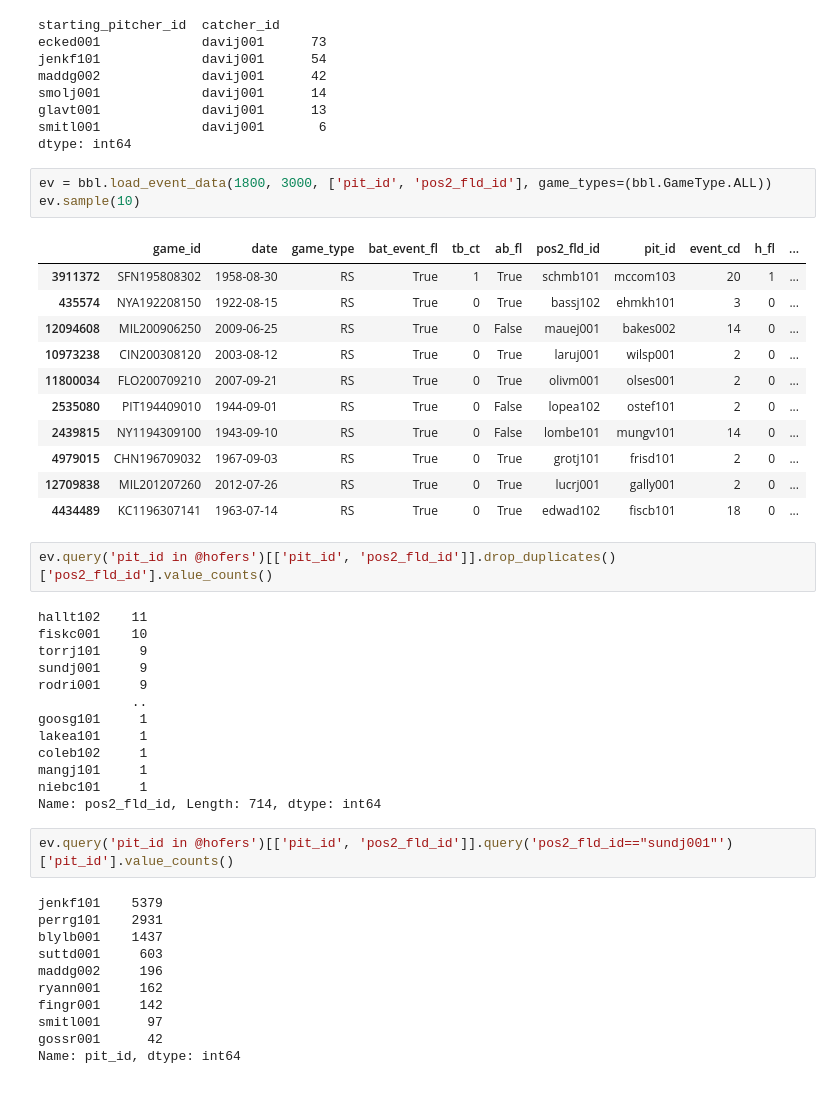
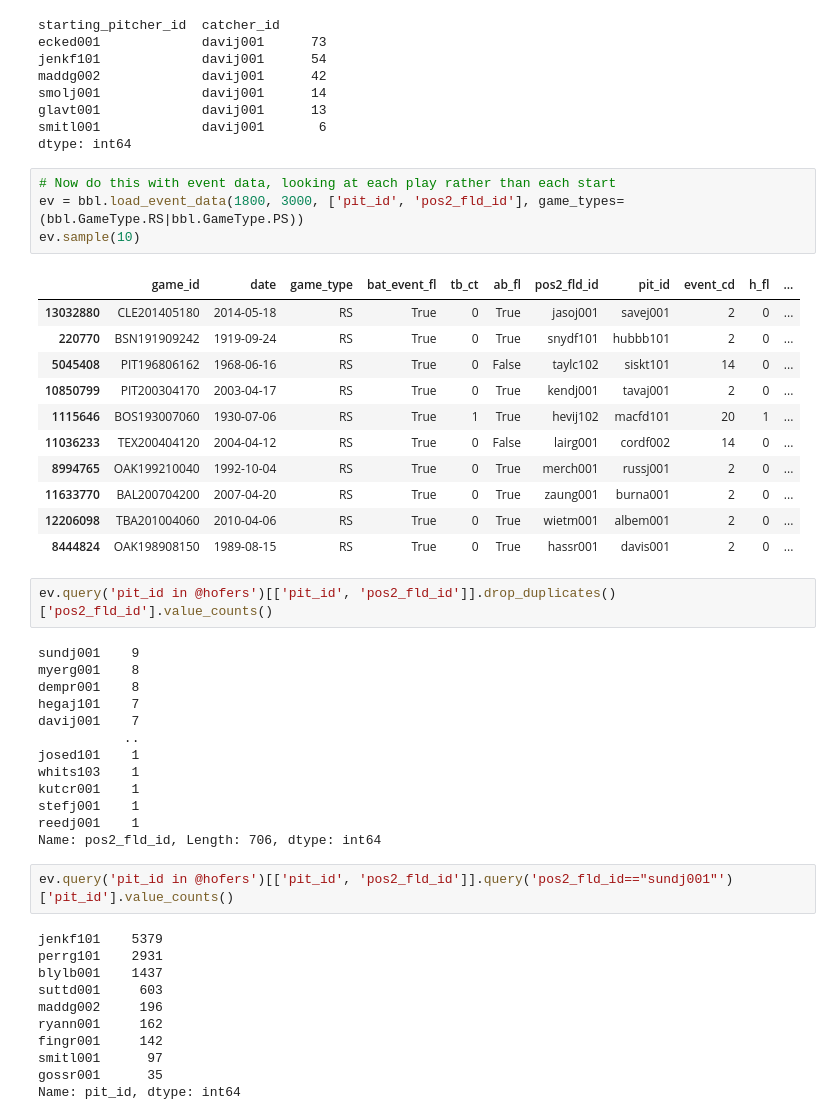
Before and after one commit to sdvinay/baseball_sql, a Jupyter notebook: pandas/catching_hofers.ipynb, the cells around one changed output. Saved outputs shown, nothing was run; the diff lists cells and outputs as text.

```diff
--- a/pandas/catching_hofers.ipynb
+++ b/pandas/catching_hofers.ipynb
@@ -153,35 +158,36 @@ glavt001             davij001      13
 smitl001             davij001       6
 dtype: int64
 # %%
-ev = bbl.load_event_data(1800, 3000, ['pit_id', 'pos2_fld_id'], game_types=(bbl.GameType.ALL))
+# Now do this with event data, looking at each play rather than each start
+ev = bbl.load_event_data(1800, 3000, ['pit_id', 'pos2_fld_id'], game_types=(bbl.GameType.RS|bbl.GameType.PS))
 ev.sample(10)
 # %% [output]
 |  | game_id | date | game_type | bat_event_fl | tb_ct | ab_fl | pos2_fld_id | pit_id | event_cd | h_fl | ... |
-| 3911372 | SFN195808302 | 1958-08-30 | RS | True | 1 | True | schmb101 | mccom103 | 20 | 1 | ... |
-| 435574 | NYA192208150 | 1922-08-15 | RS | True | 0 | True | bassj102 | ehmkh101 | 3 | 0 | ... |
-| 12094608 | MIL200906250 | 2009-06-25 | RS | True | 0 | False | mauej001 | bakes002 | 14 | 0 | ... |
-| 10973238 | CIN200308120 | 2003-08-12 | RS | True | 0 | True | laruj001 | wilsp001 | 2 | 0 | ... |
-| 11800034 | FLO200709210 | 2007-09-21 | RS | True | 0 | True | olivm001 | olses001 | 2 | 0 | ... |
-| 2535080 | PIT194409010 | 1944-09-01 | RS | True | 0 | False | lopea102 | ostef101 | 2 | 0 | ... |
-| 2439815 | NY1194309100 | 1943-09-10 | RS | True | 0 | False | lombe101 | mungv101 | 14 | 0 | ... |
-| 4979015 | CHN196709032 | 1967-09-03 | RS | True | 0 | True | grotj101 | frisd101 | 2 | 0 | ... |
-| 12709838 | MIL201207260 | 2012-07-26 | RS | True | 0 | True | lucrj001 | gally001 | 2 | 0 | ... |
-| 4434489 | KC1196307141 | 1963-07-14 | RS | True | 0 | True | edwad102 | fiscb101 | 18 | 0 | ... |
+| 13032880 | CLE201405180 | 2014-05-18 | RS | True | 0 | True | jasoj001 | savej001 | 2 | 0 | ... |
+| 220770 | BSN191909242 | 1919-09-24 | RS | True | 0 | True | snydf101 | hubbb101 | 2 | 0 | ... |
+| 5045408 | PIT196806162 | 1968-06-16 | RS | True | 0 | False | taylc102 | siskt101 | 14 | 0 | ... |
+| 10850799 | PIT200304170 | 2003-04-17 | RS | True | 0 | True | kendj001 | tavaj001 | 2 | 0 | ... |
+| 1115646 | BOS193007060 | 1930-07-06 | RS | True | 1 | True | hevij102 | macfd101 | 20 | 1 | ... |
+| 11036233 | TEX200404120 | 2004-04-12 | RS | True | 0 | False | lairg001 | cordf002 | 14 | 0 | ... |
+| 8994765 | OAK199210040 | 1992-10-04 | RS | True | 0 | True | merch001 | russj001 | 2 | 0 | ... |
+| 11633770 | BAL200704200 | 2007-04-20 | RS | True | 0 | True | zaung001 | burna001 | 2 | 0 | ... |
+| 12206098 | TBA201004060 | 2010-04-06 | RS | True | 0 | True | wietm001 | albem001 | 2 | 0 | ... |
+| 8444824 | OAK198908150 | 1989-08-15 | RS | True | 0 | True | hassr001 | davis001 | 2 | 0 | ... |
 # %%
 ev.query('pit_id in @hofers')[['pit_id', 'pos2_fld_id']].drop_duplicates()['pos2_fld_id'].value_counts()
 # %% [output]
-hallt102    11
-fiskc001    10
-torrj101     9
-sundj001     9
-rodri001     9
-            ..
-goosg101     1
-lakea101     1
-coleb102     1
-mangj101     1
-niebc101     1
-Name: pos2_fld_id, Length: 714, dtype: int64
+sundj001    9
+myerg001    8
+dempr001    8
+hegaj101    7
+davij001    7
+           ..
+josed101    1
+whits103    1
+kutcr001    1
+stefj001    1
+reedj001    1
+Name: pos2_fld_id, Length: 706, dtype: int64
 # %%
 ev.query('pit_id in @hofers')[['pit_id', 'pos2_fld_id']].query('pos2_fld_id=="sundj001"')['pit_id'].value_counts()
 # %% [output]
@@ -193,5 +199,5 @@ maddg002     196
 ryann001     162
 fingr001     142
 smitl001      97
-gossr001      42
+gossr001      35
 Name: pit_id, dtype: int64
```
Also changed, not shown: parts of 6 cells of this notebook.
